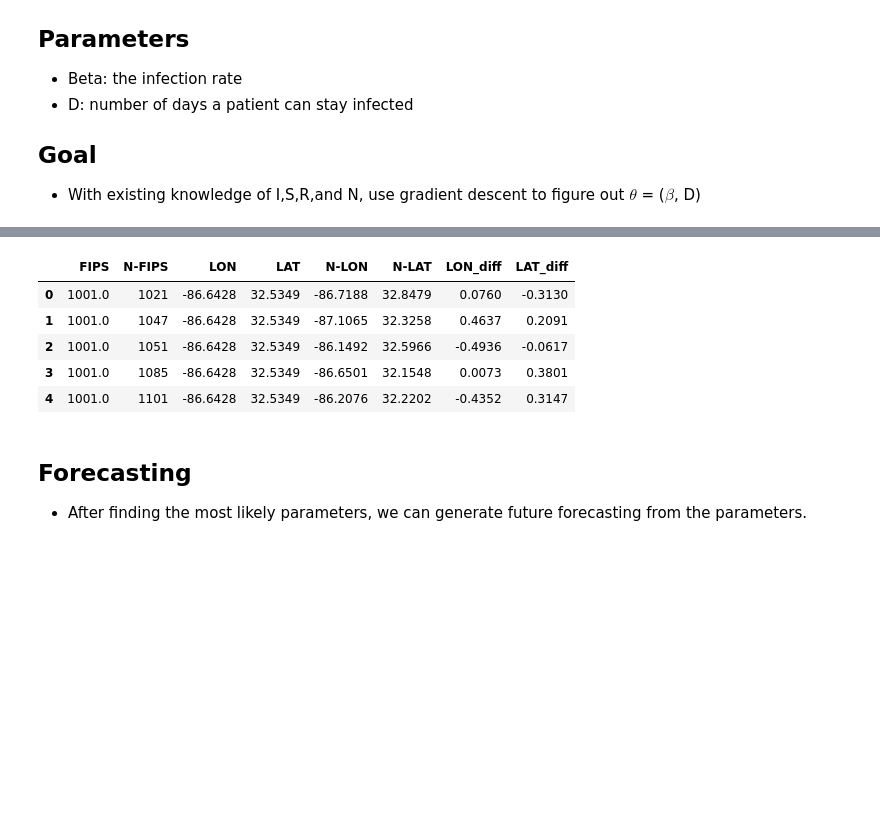
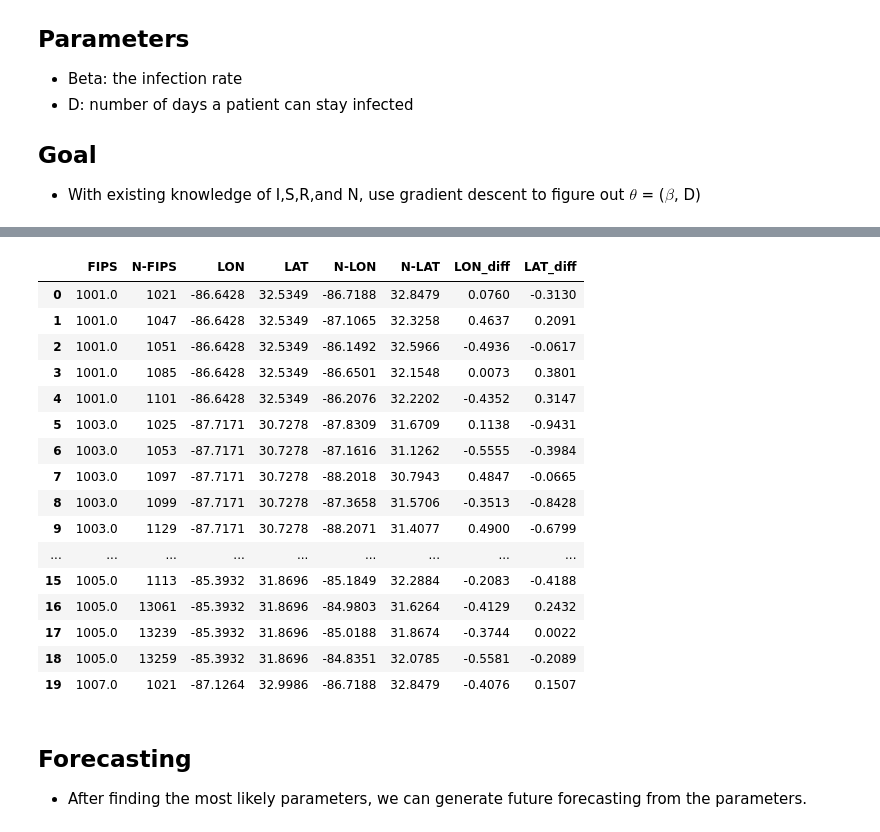
Before and after one commit to wendyw1999/epidemiology_capstone_project, a Jupyter notebook: notebooks/Stimulation 2.ipynb, the cells around one changed output, grey strips where cells are left out. Saved outputs shown, nothing was run; the diff lists cells and outputs as text; code cells hidden in the pictures; blank space fills up the shorter version.

```diff
--- a/notebooks/Stimulation 2.ipynb
+++ b/notebooks/Stimulation 2.ipynb
@@ -405,12 +409,23 @@ step2.head()
 # %%
-step2.head()
+step2.head(20)
 # %% [output]
 |  | FIPS | N-FIPS | LON | LAT | N-LON | N-LAT | LON_diff | LAT_diff |
 | 0 | 1001.0 | 1021 | -86.6428 | 32.5349 | -86.7188 | 32.8479 | 0.0760 | -0.3130 |
 | 1 | 1001.0 | 1047 | -86.6428 | 32.5349 | -87.1065 | 32.3258 | 0.4637 | 0.2091 |
 | 2 | 1001.0 | 1051 | -86.6428 | 32.5349 | -86.1492 | 32.5966 | -0.4936 | -0.0617 |
 | 3 | 1001.0 | 1085 | -86.6428 | 32.5349 | -86.6501 | 32.1548 | 0.0073 | 0.3801 |
 | 4 | 1001.0 | 1101 | -86.6428 | 32.5349 | -86.2076 | 32.2202 | -0.4352 | 0.3147 |
+| 5 | 1003.0 | 1025 | -87.7171 | 30.7278 | -87.8309 | 31.6709 | 0.1138 | -0.9431 |
+| 6 | 1003.0 | 1053 | -87.7171 | 30.7278 | -87.1616 | 31.1262 | -0.5555 | -0.3984 |
+| 7 | 1003.0 | 1097 | -87.7171 | 30.7278 | -88.2018 | 30.7943 | 0.4847 | -0.0665 |
+| 8 | 1003.0 | 1099 | -87.7171 | 30.7278 | -87.3658 | 31.5706 | -0.3513 | -0.8428 |
+| 9 | 1003.0 | 1129 | -87.7171 | 30.7278 | -88.2071 | 31.4077 | 0.4900 | -0.6799 |
+| ... | ... | ... | ... | ... | ... | ... | ... | ... |
+| 15 | 1005.0 | 1113 | -85.3932 | 31.8696 | -85.1849 | 32.2884 | -0.2083 | -0.4188 |
+| 16 | 1005.0 | 13061 | -85.3932 | 31.8696 | -84.9803 | 31.6264 | -0.4129 | 0.2432 |
+| 17 | 1005.0 | 13239 | -85.3932 | 31.8696 | -85.0188 | 31.8674 | -0.3744 | 0.0022 |
+| 18 | 1005.0 | 13259 | -85.3932 | 31.8696 | -84.8351 | 32.0785 | -0.5581 | -0.2089 |
+| 19 | 1007.0 | 1021 | -87.1264 | 32.9986 | -86.7188 | 32.8479 | -0.4076 | 0.1507 |
 # %% [markdown]
 ## Forecasting
 - After finding the most likely parameters, we can generate future forecasting from the parameters.
```
Also changed, not shown: parts of 2 cells of this notebook.
